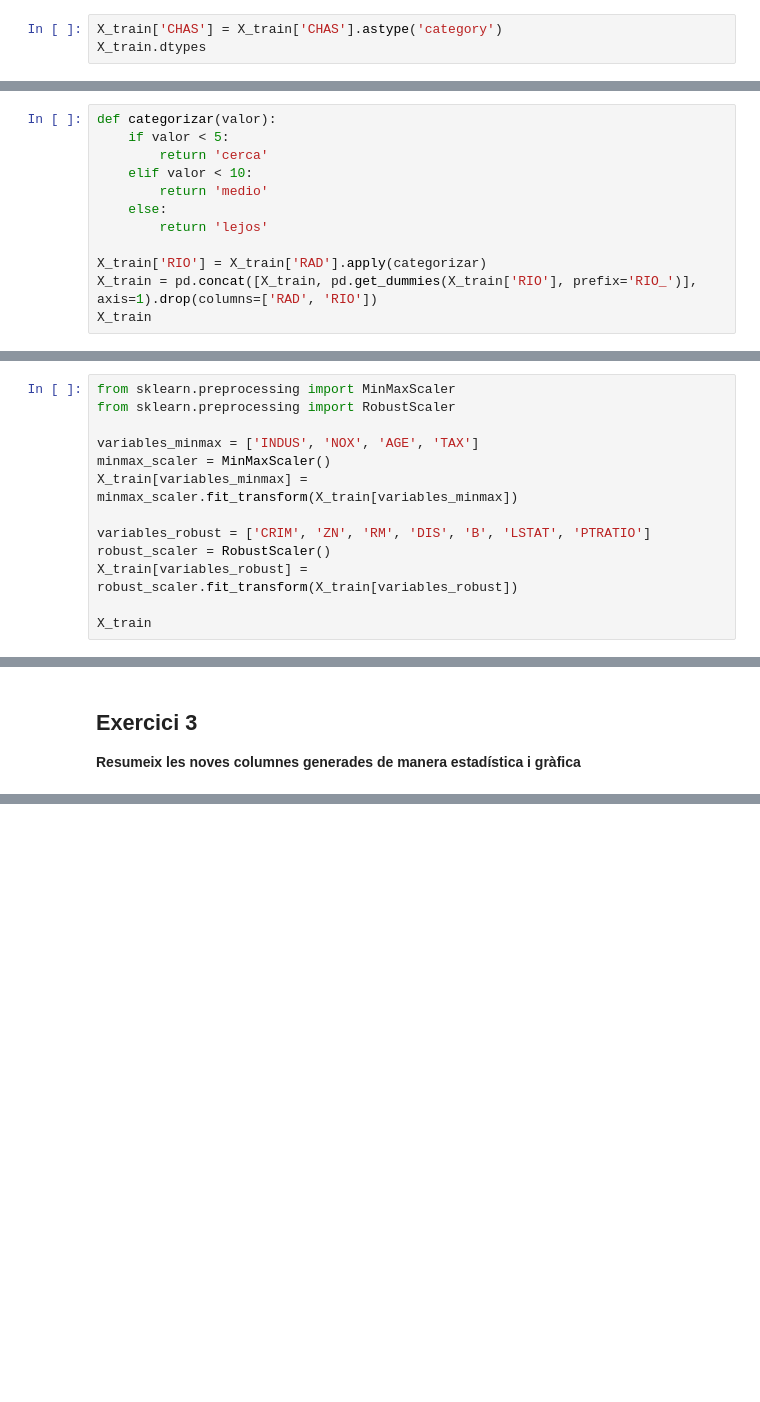
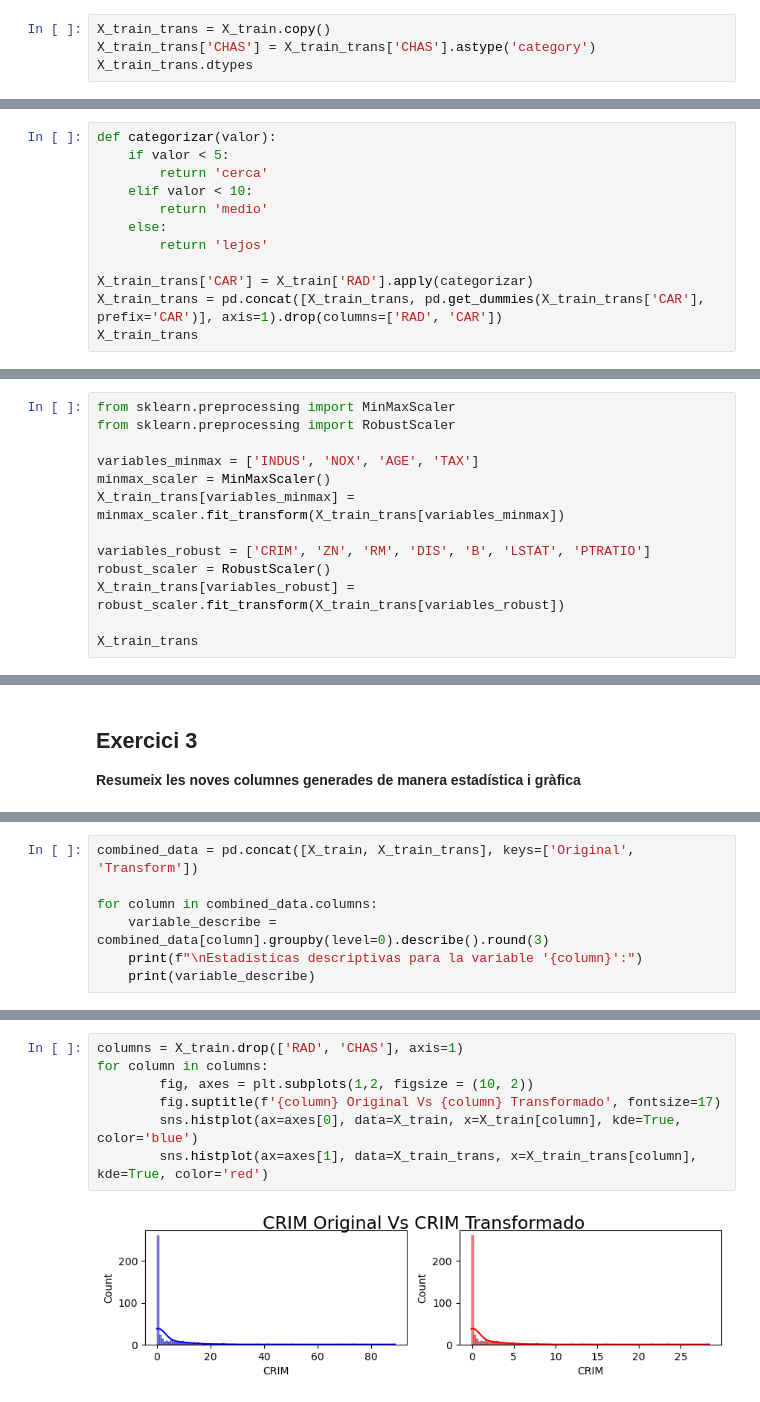
Before and after one commit to dscorbella/SkLearn_Train_Test, a Jupyter notebook: Sprint 5.2 Tasca M5 T02.ipynb, the cells around one changed output, grey strips where cells are left out. Cells and saved outputs as stored; diff of their text form; blank space fills up the shorter version.

```diff
--- a/Sprint 5.2 Tasca M5 T02.ipynb
+++ b/Sprint 5.2 Tasca M5 T02.ipynb
@@ -358,6 +359,7 @@ La variable 'CHAS' únicamente presenta los valores '0' y '1', lo que la clasifi
 # %%
-X_train['CHAS'] = X_train['CHAS'].astype('category')
-X_train.dtypes
+X_train_trans = X_train.copy()
+X_train_trans['CHAS'] = X_train_trans['CHAS'].astype('category')
+X_train_trans.dtypes
 # %% [output]
 CRIM        float64
 ZN          float64
@@ -399,9 +401,9 @@ def categorizar(valor):
     else:
         return 'lejos'
 
-X_train['RIO'] = X_train['RAD'].apply(categorizar)
-X_train = pd.concat([X_train, pd.get_dummies(X_train['RIO'], prefix='RIO_')], axis=1).drop(columns=['RAD', 'RIO'])
-X_train
+X_train_trans['CAR'] = X_train['RAD'].apply(categorizar)
+X_train_trans = pd.concat([X_train_trans, pd.get_dummies(X_train_trans['CAR'], prefix='CAR')], axis=1).drop(columns=['RAD', 'CAR'])
+X_train_trans
 # %% [output]
 |  | CRIM | ZN | INDUS | CHAS | NOX | RM | AGE | DIS | TAX | PTRATIO | B | ... |
 | 477 | 15.02340 | 0.0 | 18.10 | 0 | 0.6140 | 5.304 | 97.3 | 2.1007 | 666.0 | 20.2 | 349.48 | ... |
@@ -450,13 +452,13 @@ from sklearn.preprocessing import RobustScaler
 
 variables_minmax = ['INDUS', 'NOX', 'AGE', 'TAX']
 minmax_scaler = MinMaxScaler()
-X_train[variables_minmax] = minmax_scaler.fit_transform(X_train[variables_minmax])
+X_train_trans[variables_minmax] = minmax_scaler.fit_transform(X_train_trans[variables_minmax])
 
 variables_robust = ['CRIM', 'ZN', 'RM', 'DIS', 'B', 'LSTAT', 'PTRATIO']
 robust_scaler = RobustScaler()
-X_train[variables_robust] = robust_scaler.fit_transform(X_train[variables_robust])
+X_train_trans[variables_robust] = robust_scaler.fit_transform(X_train_trans[variables_robust])
 
-X_train
+X_train_trans
 # %% [output]
 |  | CRIM | ZN | INDUS | CHAS | NOX | RM | AGE | DIS | TAX | PTRATIO | B | ... |
 | 477 | 4.729102 | 0.00 | 0.642963 | 0 | 0.471193 | -1.214070 | 0.972194 | -0.324502 | 0.914122 | 0.441176 | -2.062123 | ... |
@@ -478,0 +483,7 @@ En este punto, hemos completado todas las transformaciones necesarias en las var
+# %%
+combined_data = pd.concat([X_train, X_train_trans], keys=['Original', 'Transform'])
+
+for column in combined_data.columns:
+    variable_describe = combined_data[column].groupby(level=0).describe().round(3)
+    print(f"\nEstadísticas descriptivas para la variable '{column}':")
+    print(variable_describe)
@@ -478,0 +512,9 @@ En este punto, hemos completado todas las transformaciones necesarias en las var
+# %%
+columns = X_train.drop(['RAD', 'CHAS'], axis=1)
+for column in columns:
+        fig, axes = plt.subplots(1,2, figsize = (10, 2))
+        fig.suptitle(f'{column} Original Vs {column} Transformado', fontsize=17)
+        sns.histplot(ax=axes[0], data=X_train, x=X_train[column], kde=True, color='blue')
+        sns.histplot(ax=axes[1], data=X_train_trans, x=X_train_trans[column], kde=True, color='red')
+# %% [output]
+[figure, added]
```
Also changed, not shown: parts of 13 cells of this notebook.
